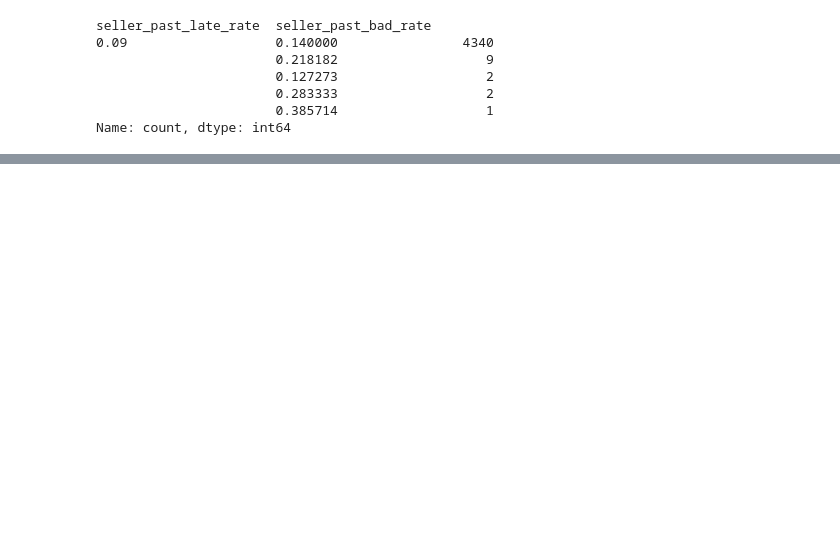
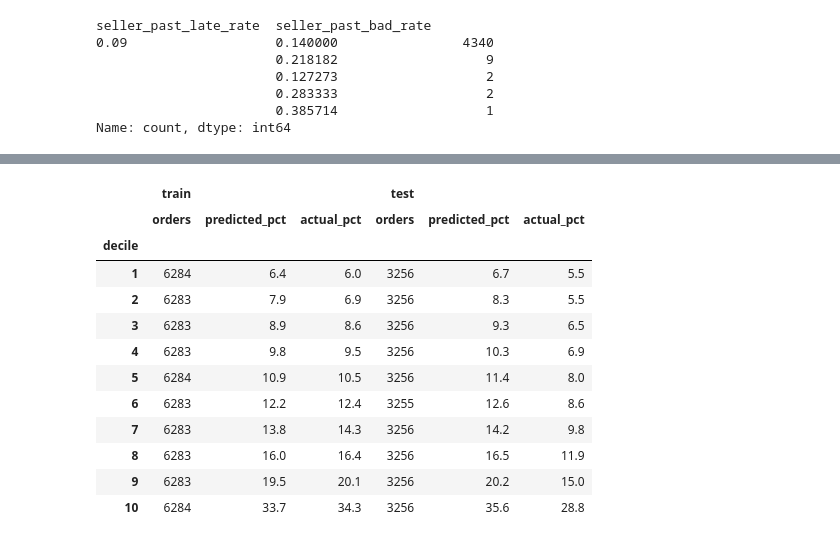
Before and after one commit to koustubhprem/elio-assessment, a Jupyter notebook: notebooks/01_model.ipynb, the cells around one changed output, grey strips where cells are left out. Drawn from its saved outputs; the diff is of its cells as text; code cells hidden in the pictures; blank space fills up the shorter version.

```diff
--- a/notebooks/01_model.ipynb
+++ b/notebooks/01_model.ipynb
@@ -205,0 +338,30 @@ Name: count, dtype: int64
+# %%
+from sklearn.linear_model import LogisticRegression
+from sklearn.preprocessing import StandardScaler
+from sklearn.metrics import roc_auc_score
+
+categorical = ["customer_state", "category"]
+numeric = [c for c in feat_col if c not in categorical]
+
+# inputs and target
+X_train = train[feat_col].copy()
+X_test = test[feat_col].copy()
+y_train = train[target]
+y_test = test[target]
+
+
+# scale numeric features using training data only
+scaler = StandardScaler()
+X_train[numeric] = scaler.fit_transform(X_train[numeric])
+X_test[numeric] = scaler.transform(X_test[numeric])
+
+# one 0/1 column per category, test aligned to the training columns
+X_train = pd.get_dummies(X_train, columns=categorical, dtype=int)
+X_test = pd.get_dummies(X_test, columns=categorical, dtype=int).reindex(columns=X_train.columns, fill_value=0)
+
+# fit and score
+model = LogisticRegression(max_iter=2000)
+model.fit(X_train, y_train)
+test["score"] = model.predict_proba(X_test)[:, 1]
+# risk score for every training order, needed to compare train and test
+train["score"] = model.predict_proba(X_train)[:, 1]
@@ -205,0 +495,28 @@ Name: count, dtype: int64
+# %%
+# predicted vs actual bad review rate in ten equal groups of orders (deciles), lowest to highest score
+def calibration_table(df):
+    decile = pd.qcut(df.score.rank(method="first"), 10, labels=range(1, 11))
+    table = df.groupby(decile, observed=True).agg(
+        orders=("score", "size"),
+        predicted_pct=("score", "mean"),
+        actual_pct=("bad_review", "mean"),
+    )
+    table.index.name = "decile"
+    table[["predicted_pct", "actual_pct"]] *= 100
+    return table.round(1)
+
+pd.concat([calibration_table(train), calibration_table(test)], axis=1, keys=["train", "test"])
+# %% [output]
+|  | train |  |  | test |  |  |
+|  | orders | predicted_pct | actual_pct | orders | predicted_pct | actual_pct |
+| decile |  |  |  |  |  |  |
+| 1 | 6284 | 6.4 | 6.0 | 3256 | 6.7 | 5.5 |
+| 2 | 6283 | 7.9 | 6.9 | 3256 | 8.3 | 5.5 |
+| 3 | 6283 | 8.9 | 8.6 | 3256 | 9.3 | 6.5 |
+| 4 | 6283 | 9.8 | 9.5 | 3256 | 10.3 | 6.9 |
+| 5 | 6284 | 10.9 | 10.5 | 3256 | 11.4 | 8.0 |
+| 6 | 6283 | 12.2 | 12.4 | 3255 | 12.6 | 8.6 |
+| 7 | 6283 | 13.8 | 14.3 | 3256 | 14.2 | 9.8 |
+| 8 | 6283 | 16.0 | 16.4 | 3256 | 16.5 | 11.9 |
+| 9 | 6283 | 19.5 | 20.1 | 3256 | 20.2 | 15.0 |
+| 10 | 6284 | 33.7 | 34.3 | 3256 | 35.6 | 28.8 |
```
Also changed, not shown: parts of 32 cells of this notebook.
